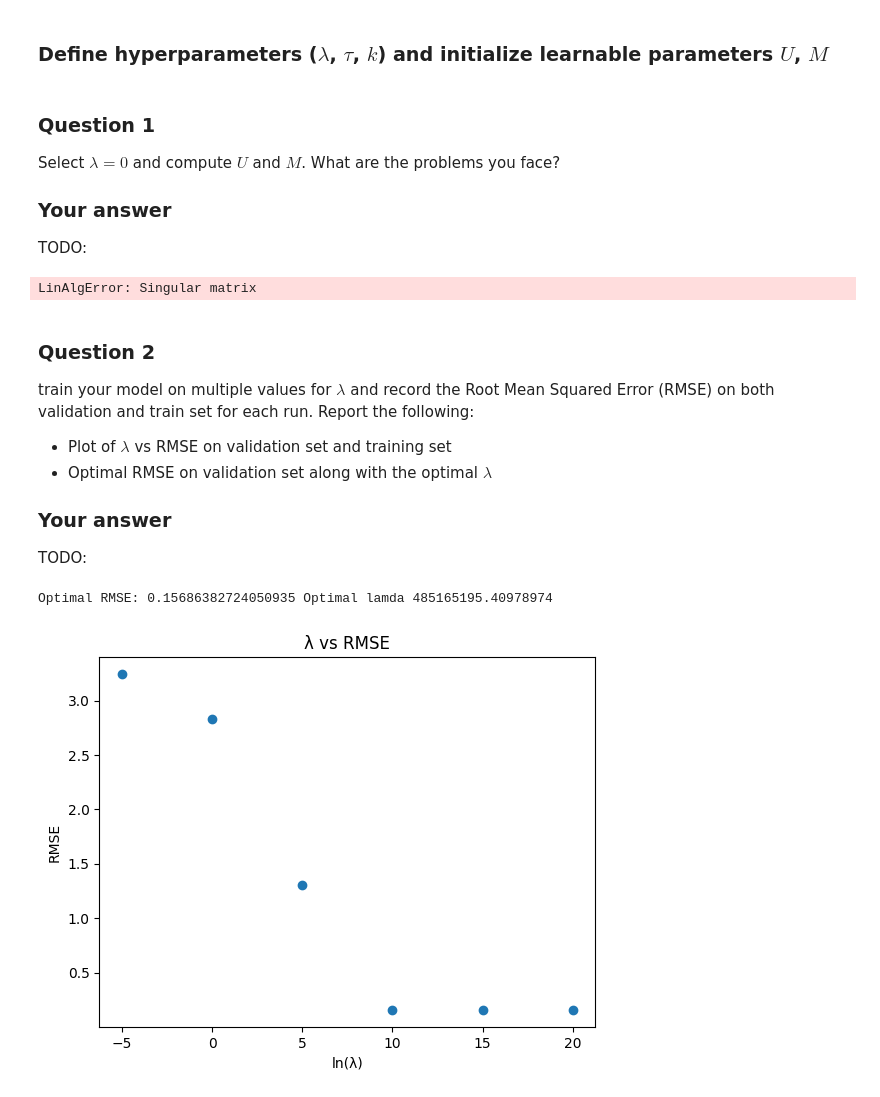
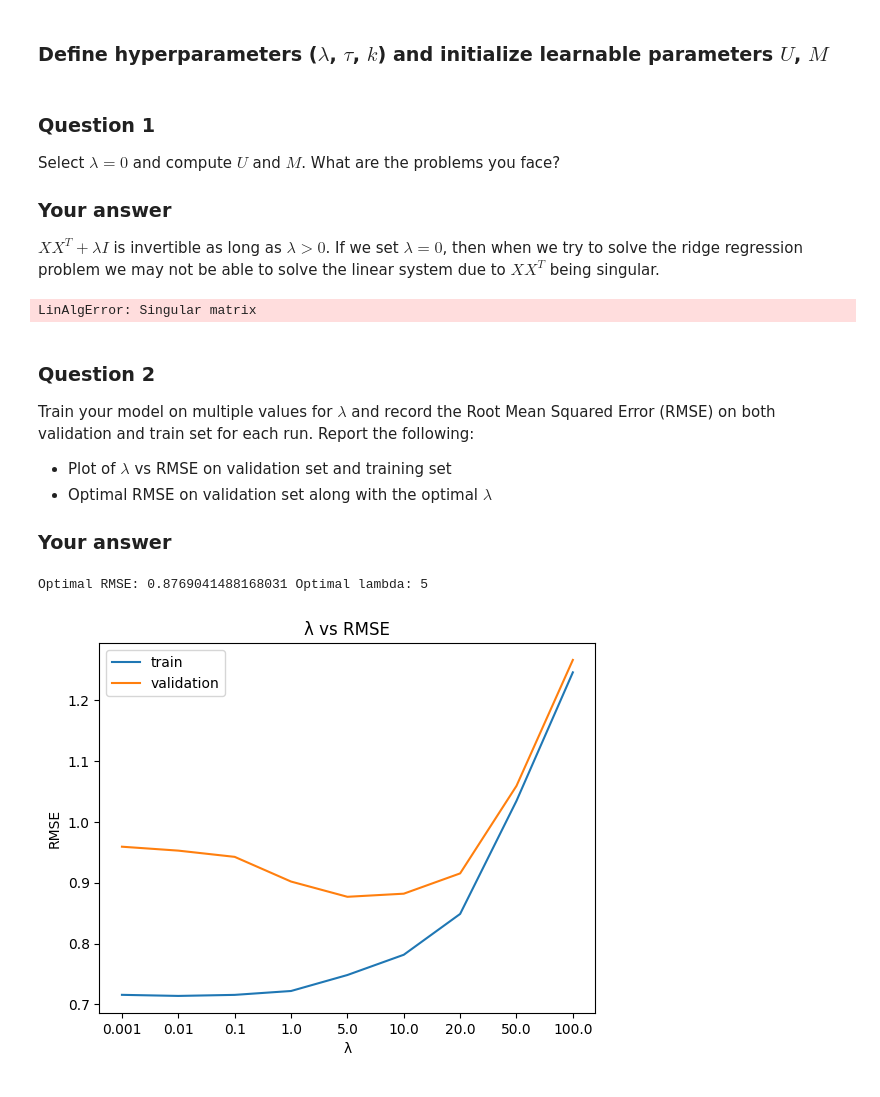
Before and after one commit to sidharthNair/machine-learning, a Jupyter notebook: HW1/hw1.ipynb, the cells around one changed output. Drawn from its saved outputs; the diff is of its cells as text; code cells hidden in the pictures.

```diff
--- a/HW1/hw1.ipynb
+++ b/HW1/hw1.ipynb
@@ -148,8 +148,8 @@ def train(U, M, R, lamda, tau):
         M: A numpy array of shape (k, M) containing the trained movie matrix.
     """
     for i in range(tau):
-        update_U(U, M, R, lamda)
-        update_M(U, M, R, lamda)
+        U = update_U(U, M, R, lamda)
+        M = update_M(U, M, R, lamda)
 
     return U, M
 # %% [markdown]
@@ -165,7 +165,7 @@ def evaluate(pred_R, true_R):
     Returns:
         rmse: The RMSE of the predicted ratings matrix.
     """
-    return np.sqrt(np.mean((pred_R-true_R)**2))
+    return np.sqrt(np.nanmean((true_R - pred_R)[np.nonzero(true_R)] ** 2))
 # %% [markdown]
 ## Execute your code and answer HW questions
 # %% [markdown]
@@ -176,13 +176,13 @@ lamda = 0
 tau = 30
 k = 10
 
-U = np.random.rand(k, trn_R.shape[0])
-M = np.random.rand(k, trn_R.shape[1])
+U = np.random.uniform(low=1.0, high=5.0, size=(k, trn_R.shape[0]))
+M = np.random.uniform(low=1.0, high=5.0, size=(k, trn_R.shape[1]))
 # %% [markdown]
 ### **Question 1**
 Select $λ = 0$ and compute $U$ and $M$. What are the problems you face?
 ### **Your answer**
-TODO:
+$XX^T + λI$ is invertible as long as $λ > 0$. If we set $λ = 0$, then when we try to solve the ridge regression problem we may not be able to solve the linear system due to $XX^T$ being singular.
 # %%
 # Your code here
 lamda = 0
@@ -191,38 +191,43 @@ train(U, M, trn_R, lamda, tau)
 LinAlgError: Singular matrix
 # %% [markdown]
 ### **Question 2**
-train your model on multiple values for $\lambda$ and record the Root Mean Squared Error (RMSE) on both validation and train set for each run. Report the following:
+Train your model on multiple values for $\lambda$ and record the Root Mean Squared Error (RMSE) on both validation and train set for each run. Report the following:
 - Plot of $\lambda$ vs RMSE on validation set and training set
 - Optimal RMSE on validation set along with the optimal $\lambda$
 
 ### **Your answer**
-TODO:
 # %%
 # Your code here
-lamda_exps = [x for x in range(-5, 25, 5)]
-errors = []
+U = np.random.uniform(low=1.0, high=5.0, size=(k, trn_R.shape[0]))
+M = np.random.uniform(low=1.0, high=5.0, size=(k, trn_R.shape[1]))
+
+lamdas = [1e-3, 1e-2, 1e-1, 1, 5, 10, 20, 50, 100]
+validation_errors = []
+training_errors = []
 optimal_lamda = None
 optimal_rmse = None
-for lamda_exp in lamda_exps:
-    lamda = np.e ** lamda_exp
-    trained_U, trained_M = train(U, M, trn_R, lamda, tau)
-    pred_R = np.matmul(trained_U.transpose(), trained_M)
-    rmse = evaluate(pred_R, val_R)
-    errors.append(rmse)
-    if optimal_rmse is None or rmse < optimal_rmse:
-        optimal_rmse = rmse
+for lamda in lamdas:
+    U, M = train(U, M, trn_R, lamda, tau)
+    pred_R = np.matmul(U.T, M)
+    validation_rmse = evaluate(pred_R, val_R)
+    validation_errors.append(validation_rmse)
+    training_rmse = evaluate(pred_R, trn_R)
+    training_errors.append(training_rmse)
+    if optimal_rmse is None or validation_rmse < optimal_rmse:
+        optimal_rmse = validation_rmse
         optimal_lamda = lamda
-print("Optimal RMSE:", optimal_rmse, "Optimal lamda", lamda)
+print("Optimal RMSE:", optimal_rmse, "Optimal lambda:", optimal_lamda)
 
-plt.scatter(lamda_exps, errors)
+plt.plot(np.asarray(lamdas).astype('str'), training_errors, label="train")
+plt.plot(np.asarray(lamdas).astype('str'), validation_errors, label="validation")
+plt.legend()
 plt.title("λ vs RMSE")
-plt.xlabel("ln(λ)")
+plt.xlabel("λ")
 plt.ylabel("RMSE")
-plt.xticks(lamda_exps)
 plt.show()
 # %% [output]
-Optimal RMSE: 0.15686382724050935 Optimal lamda 485165195.40978974
+Optimal RMSE: 0.8769041488168031 Optimal lambda: 5
-[figure, old version]
+[figure, new version]
 # %% [markdown]
 ### **Question 3**
 Now let us consider preprocessing the data in order to remove some inherent bias in the data. First center the complete data using global mean. Now, center each row of the ratings matrix $R$ to mean 0, i.e. remove user mean for each row. Similarly center each coumn of the resulting matrix. Perform the above operations on known ratings only. After this preprocessing, repeat question 2 above and report the optimal RMSE on validation set. NOTE that after factorization, you need to add the global mean and the user/movie bias for prediction. Report RMSE obtained. How does RMSE change? Explain.
```
Also changed, not shown: parts of 10 cells of this notebook.
